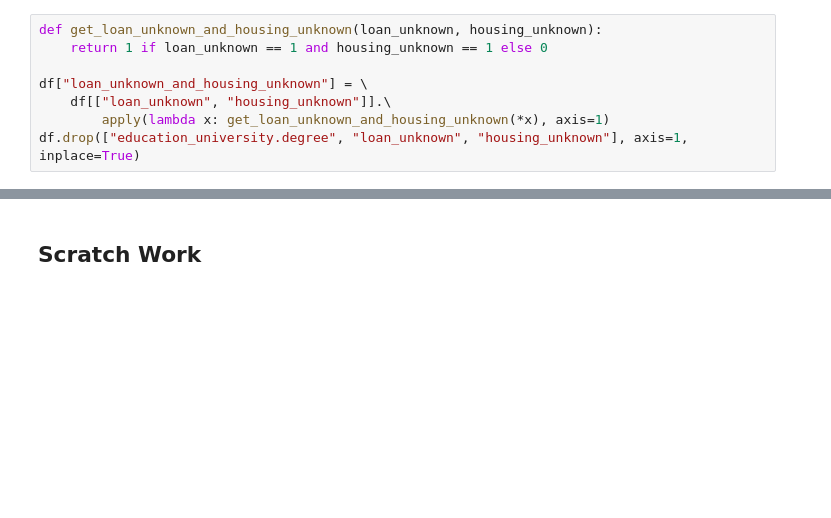
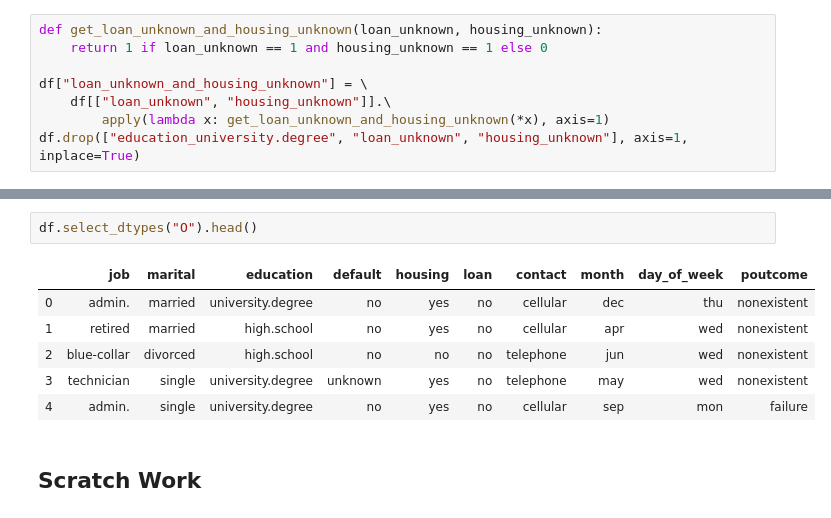
Before and after one commit to Peter-32/bank_customer, a Jupyter notebook: notebooks/2.Explore.ipynb, the cells around one changed output, grey strips where cells are left out. Cells and saved outputs as stored; diff of their text form; blank space fills up the shorter version.

```diff
--- a/notebooks/2.Explore.ipynb
+++ b/notebooks/2.Explore.ipynb
@@ -355,3 +476,12 @@ Name: y, dtype: float64
+# %%
+df.select_dtypes("O").head()
+# %% [output]
+|  | job | marital | education | default | housing | loan | contact | month | day_of_week | poutcome |
+| 0 | admin. | married | university.degree | no | yes | no | cellular | dec | thu | nonexistent |
+| 1 | retired | married | high.school | no | yes | no | cellular | apr | wed | nonexistent |
+| 2 | blue-collar | divorced | high.school | no | no | no | telephone | jun | wed | nonexistent |
+| 3 | technician | single | university.degree | unknown | yes | no | telephone | may | wed | nonexistent |
+| 4 | admin. | single | university.degree | no | yes | no | cellular | sep | mon | failure |
 # %% [markdown]
 ## Scratch Work
 # %%
```
Also changed, not shown: parts of 14 cells of this notebook, 5 other files.
